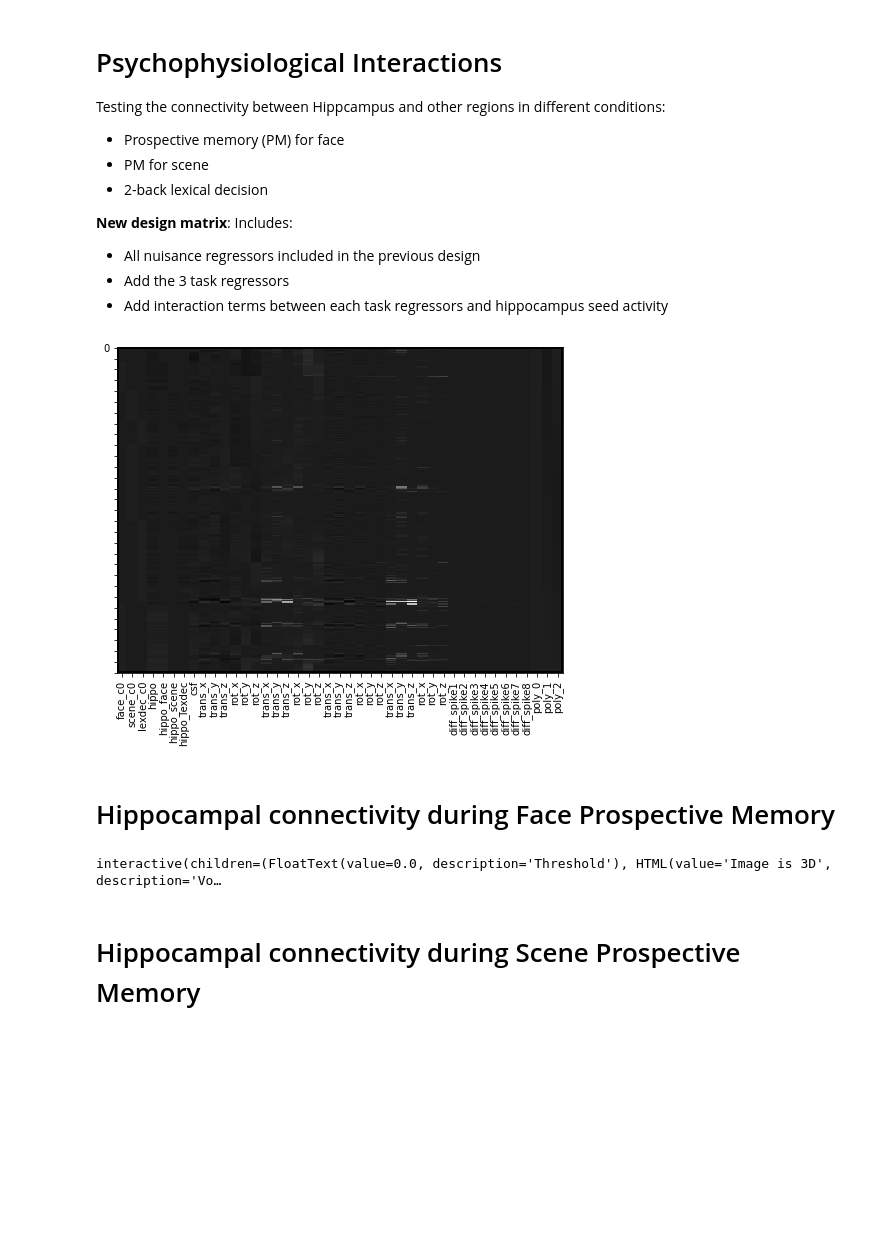
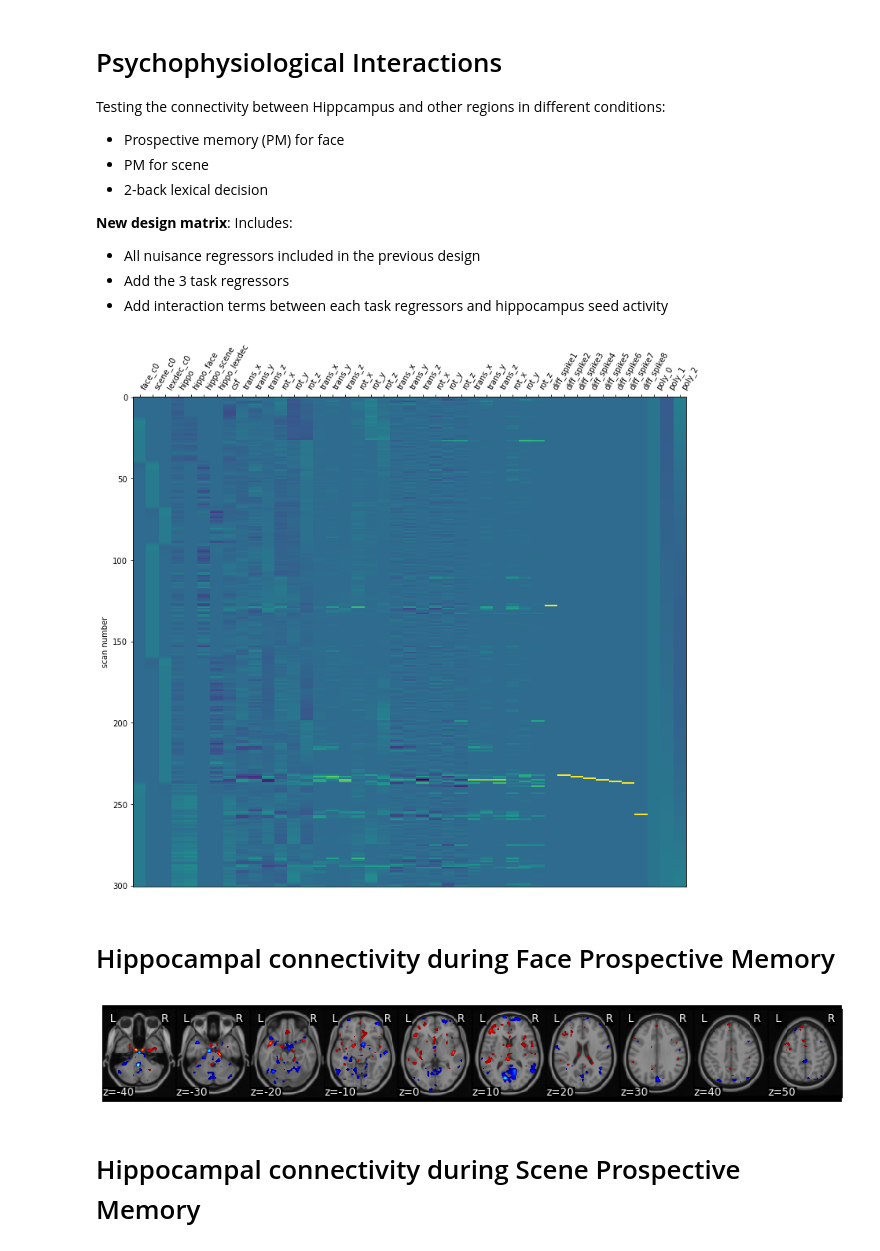
Before and after one commit to tientong98/fMRI_demo, a Jupyter notebook: code/02_PPI.ipynb, the cells around one changed output. Saved outputs shown, nothing was run; the diff lists cells and outputs as text; code cells hidden in the pictures; blank space fills up the shorter version.

```diff
--- a/code/02_PPI.ipynb
+++ b/code/02_PPI.ipynb
@@ -163,9 +163,13 @@ dm_conv['hippo_lexdec'] = dm_conv['hippo']*dm_conv['lexdec_c0']
 
 dm = Design_Matrix(pd.concat([dm_conv, csf, mc_cov, spikes.drop(labels='TR', axis=1)], axis=1), sampling_freq=1/tr)
 dm = dm.add_poly(order=2, include_lower=True)
-dm.heatmap()
-# %% [output]
-[figure, removed]
+# %%
+from nilearn.plotting import plot_design_matrix
+plot_design_matrix(dm)
+import matplotlib.pyplot as plt
+plt.show()
+# %% [output]
+[figure, added]
 # %% [markdown]
 # Hippocampal connectivity during Face Prospective Memory
 # %%
@@ -173,9 +177,9 @@ smoothed.X = dm
 ppi_stats = smoothed.regress()
 
 hippo_face_ppi = ppi_stats['beta'][int(np.where(smoothed.X.columns=='hippo_face')[0][0])]
-hippo_face_ppi.threshold(upper=5, lower=-5).iplot()
+hippo_face_ppi.threshold(upper=5, lower=-5).plot()
 # %% [output]
-interactive(children=(FloatText(value=0.0, description='Threshold'), HTML(value='Image is 3D', description='Vo…
+[figure, added]
 # %% [markdown]
 # Hippocampal connectivity during Scene Prospective Memory
 # %%
```
Also changed, not shown: parts of 4 cells of this notebook.
